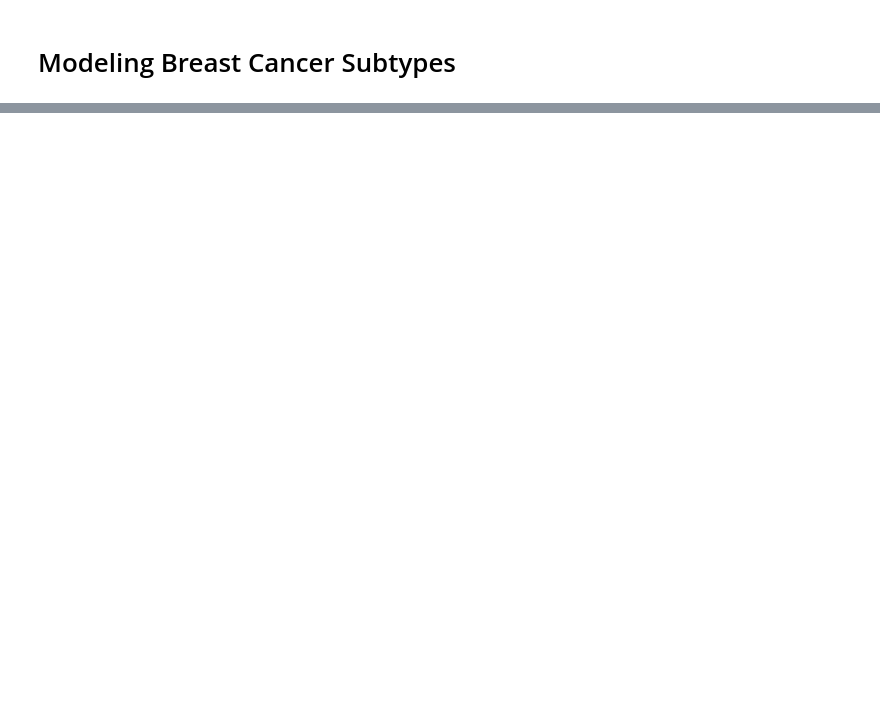
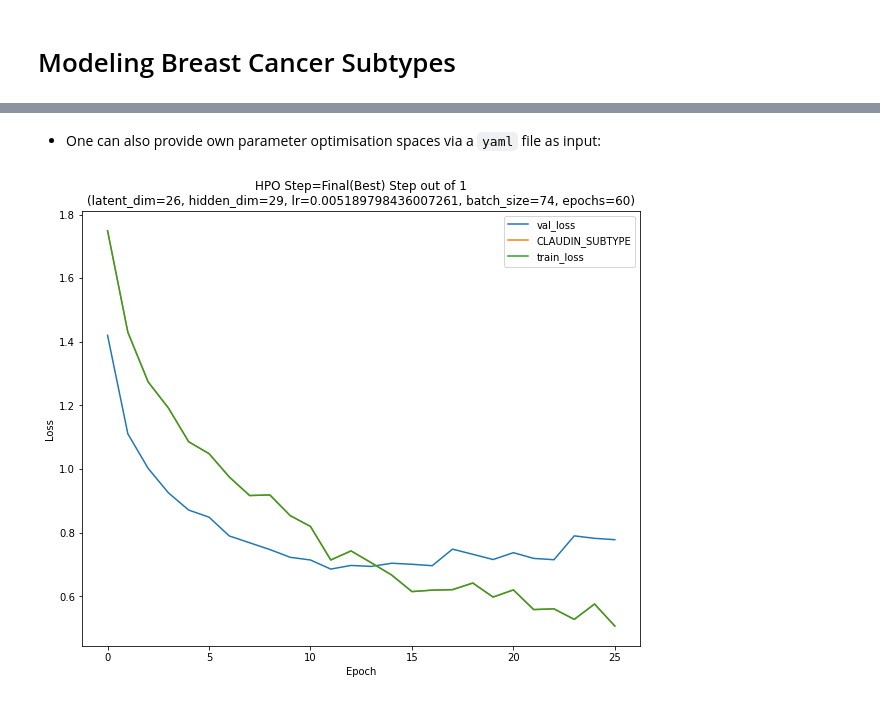
Before and after one commit to BIMSBbioinfo/flexynesis, a Jupyter notebook: examples/tutorials/brca_subtypes.ipynb, the cells around one changed output, grey strips where cells are left out. Cells and saved outputs as stored; diff of their text form; code cells hidden in the pictures; blank space fills up the shorter version.

```diff
--- a/examples/tutorials/brca_subtypes.ipynb
+++ b/examples/tutorials/brca_subtypes.ipynb
@@ -41,0 +283,12 @@ model
+# %% [markdown]
+- One can also provide own parameter optimisation spaces via a `yaml` file as input:
+# %%
+tuner = flexynesis.HyperparameterTuning(dataset = train_dataset,
+                                        model_class = flexynesis.DirectPred,
+                                        target_variables = "CLAUDIN_SUBTYPE",
+                                        config_name = "DirectPred",
+                                        n_iter=1, plot_losses=True,
+                                        config_path='./conf.yaml')
+model, best_params = tuner.perform_tuning()
+# %% [output]
+[figure, added]
```
Also changed, not shown: parts of 67 cells of this notebook.
